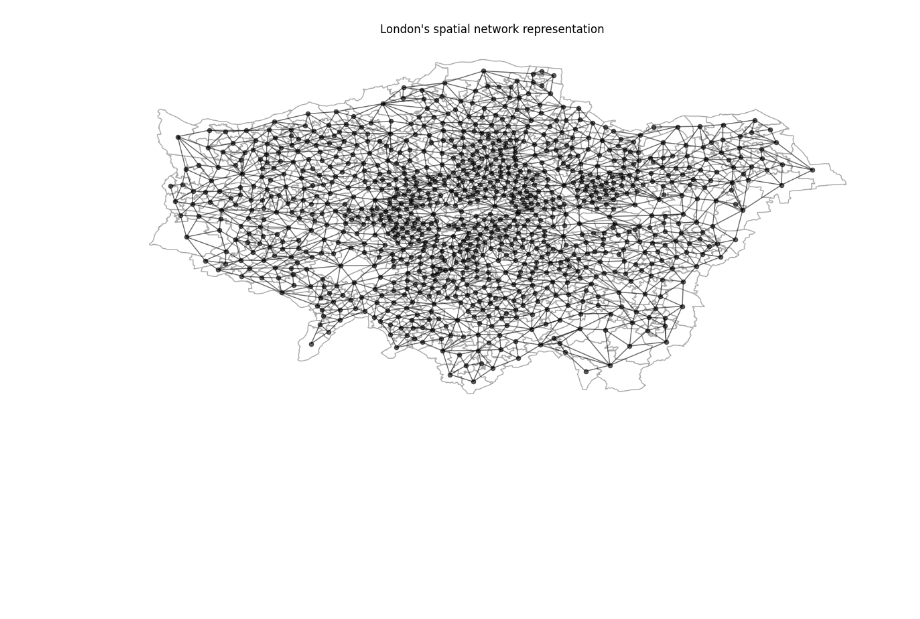
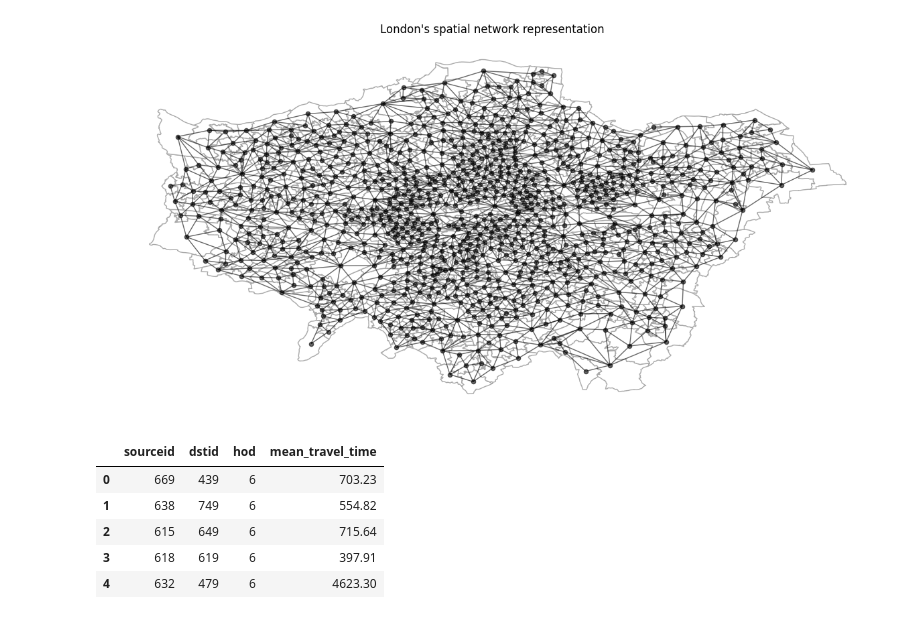
Before and after one commit to RiccardoSpolaor/Traffic-Flow-Analysis-Using-Uber-Movement-Data, a Jupyter notebook: src/main.ipynb, the cells around one changed output. Saved outputs shown, nothing was run; the diff lists cells and outputs as text; code cells hidden in the pictures; blank space fills up the shorter version.

```diff
--- a/src/main.ipynb
+++ b/src/main.ipynb
@@ -88,3 +93,20 @@ plt.title("London's spatial network representation")
 plt.show()
 # %% [output]
 [figure]
+# %%
+import networkx as nx
+import pandas as pd
+
+csv_path = os.path.join('data', 'london-lsoa-2020-1-All-HourlyAggregate.csv')
+
+df = pd.read_csv(csv_path)
+df.drop(['standard_deviation_travel_time', 'geometric_mean_travel_time', 'geometric_standard_deviation_travel_time'],
+        inplace=True, axis=1)
+df.head()
+# %% [output]
+|  | sourceid | dstid | hod | mean_travel_time |
+| 0 | 669 | 439 | 6 | 703.23 |
+| 1 | 638 | 749 | 6 | 554.82 |
+| 2 | 615 | 649 | 6 | 715.64 |
+| 3 | 618 | 619 | 6 | 397.91 |
+| 4 | 632 | 479 | 6 | 4623.30 |
```
Also changed, not shown: parts of 8 cells of this notebook.
